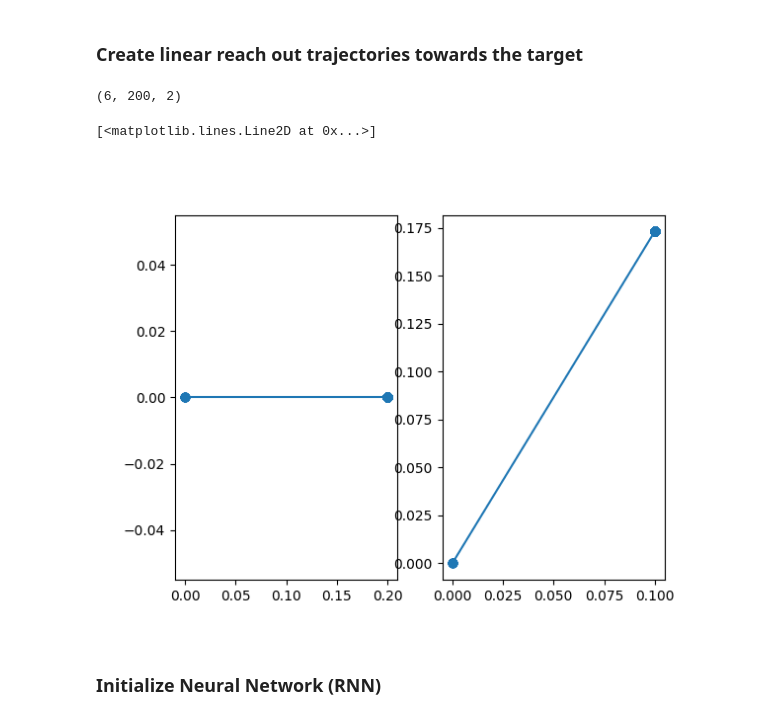
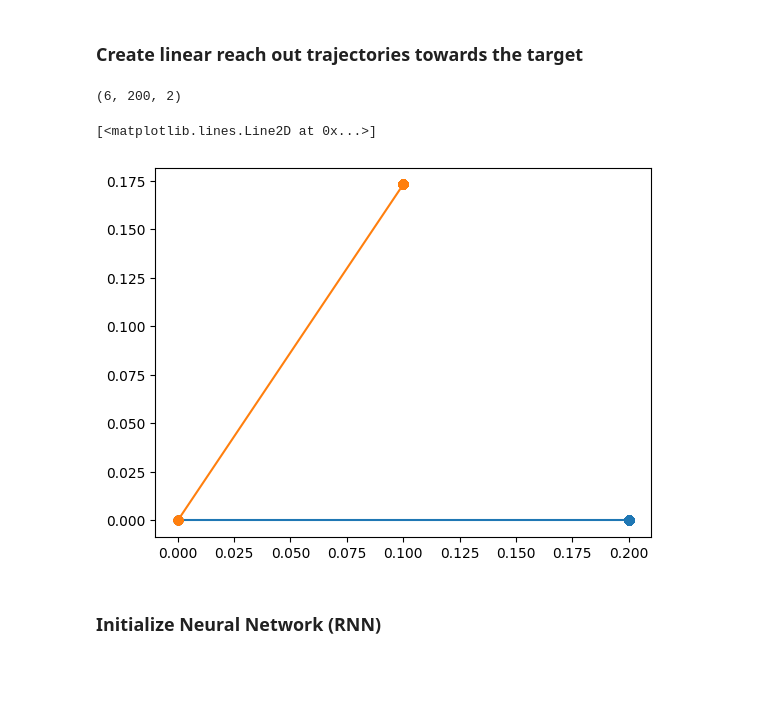
Before and after one commit to vijaynyaya/neural-manifold-and-plasticity, a Jupyter notebook: simulations/fig2_perfect_feedback_signal.ipynb, the cells around one changed output. Cells and saved outputs as stored; diff of their text form; code cells hidden in the pictures; blank space fills up the shorter version.

```diff
--- a/simulations/fig2_perfect_feedback_signal.ipynb
+++ b/simulations/fig2_perfect_feedback_signal.ipynb
@@ -57,14 +57,14 @@ axes[1].imshow(stim[1], aspect='auto', cmap='gray')
 # %%
 target_traj = create_target_trajectories_center_reach_out(
     T_STEPS, PULSE_LENGTH, TARGETS, TARGET_MAX_RADIUS)
 display(target_traj.shape)
-fig, axes = plt.subplots(1, 2)
-axes[0].plot(target_traj[0][:, 0], target_traj[0][:, 1], "o-")
-axes[1].plot(target_traj[1][:, 0], target_traj[1][:, 1], "o-")
+fig, ax = plt.subplots(1)
+ax.plot(target_traj[0][:, 0], target_traj[0][:, 1], "o-")
+ax.plot(target_traj[1][:, 0], target_traj[1][:, 1], "o-")
 # %% [output]
 (6, 200, 2)
 [<matplotlib.lines.Line2D at 0x...>]
-[figure, old version]
+[figure, new version]
 # %% [markdown]
 ### Initialize Neural Network (RNN)
 # %%
```
Also changed, not shown: parts of 17 cells of this notebook, 5 other files.
